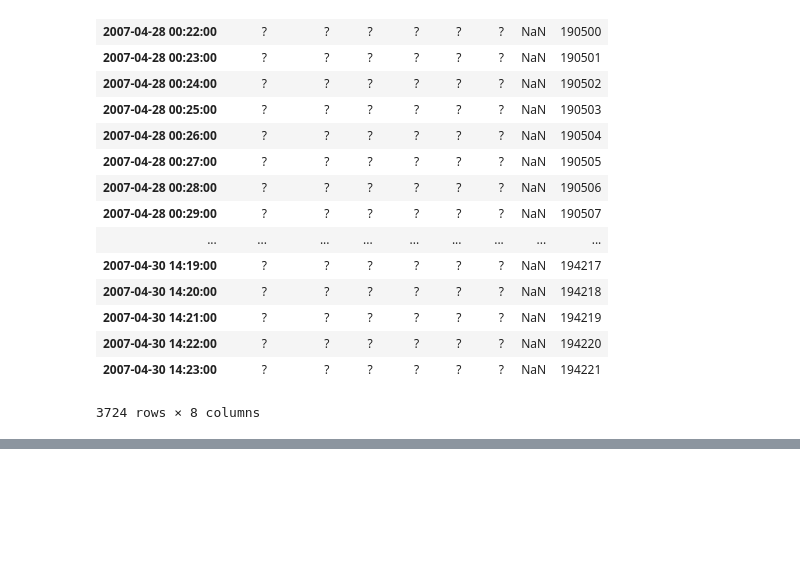
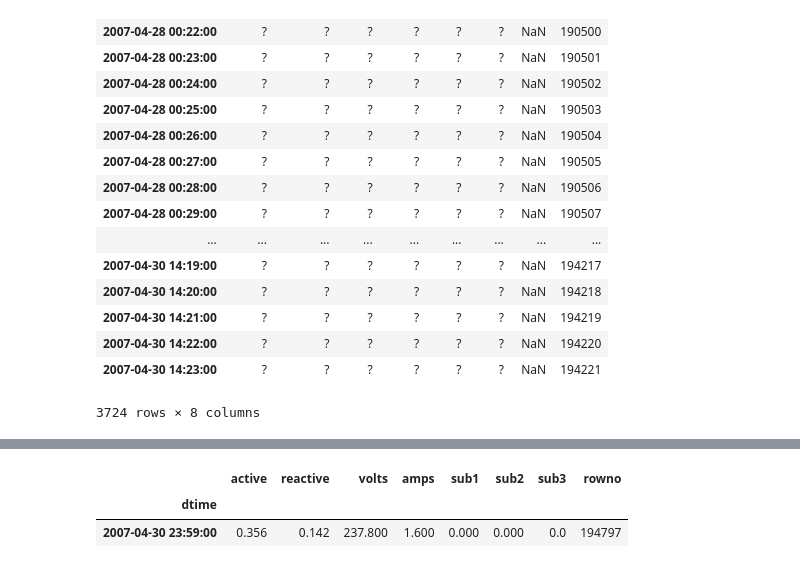
Before and after one commit to dsjstc/EnergyPrj, a Jupyter notebook: EnergyData.ipynb, the cells around one changed output, grey strips where cells are left out. Drawn from its saved outputs; the diff is of its cells as text; code cells hidden in the pictures; blank space fills up the shorter version.

```diff
--- a/EnergyData.ipynb
+++ b/EnergyData.ipynb
@@ -94,0 +109,10 @@ dfnulls
+# %%
+# Visualization looked like a pattern occured
+# Let's find out the indicies where the jumps are
+import datetime
+timejumps = {}
+for a, b in zip(df.index, df.index[1:]):
+    if b - a != datetime.timedelta(minutes=1):
+        timejumps[df['rowno'][a]] = b - a
+
+timejumps
@@ -94,0 +158,8 @@ dfnulls
+# %%
+# Jumps are regularly spaced for the most part
+# Let's just look at one
+df[df['rowno'] == list(timejumps)[23]]
+# %% [output]
+|  | active | reactive | volts | amps | sub1 | sub2 | sub3 | rowno |
+| dtime |  |  |  |  |  |  |  |  |
+| 2007-04-30 23:59:00 | 0.356 | 0.142 | 237.800 | 1.600 | 0.000 | 0.000 | 0.0 | 194797 |
```
Also changed, not shown: parts of 11 cells of this notebook.
